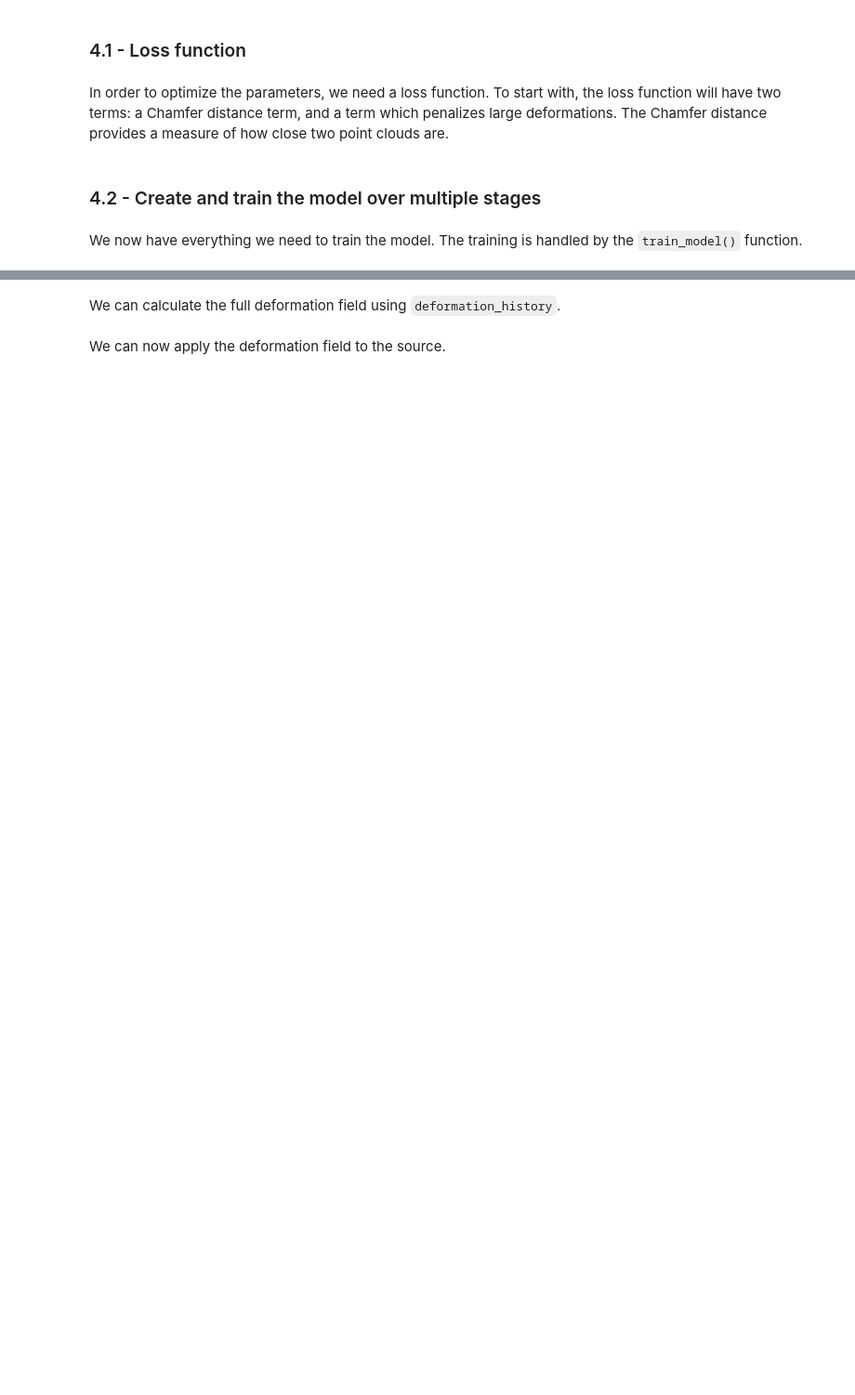
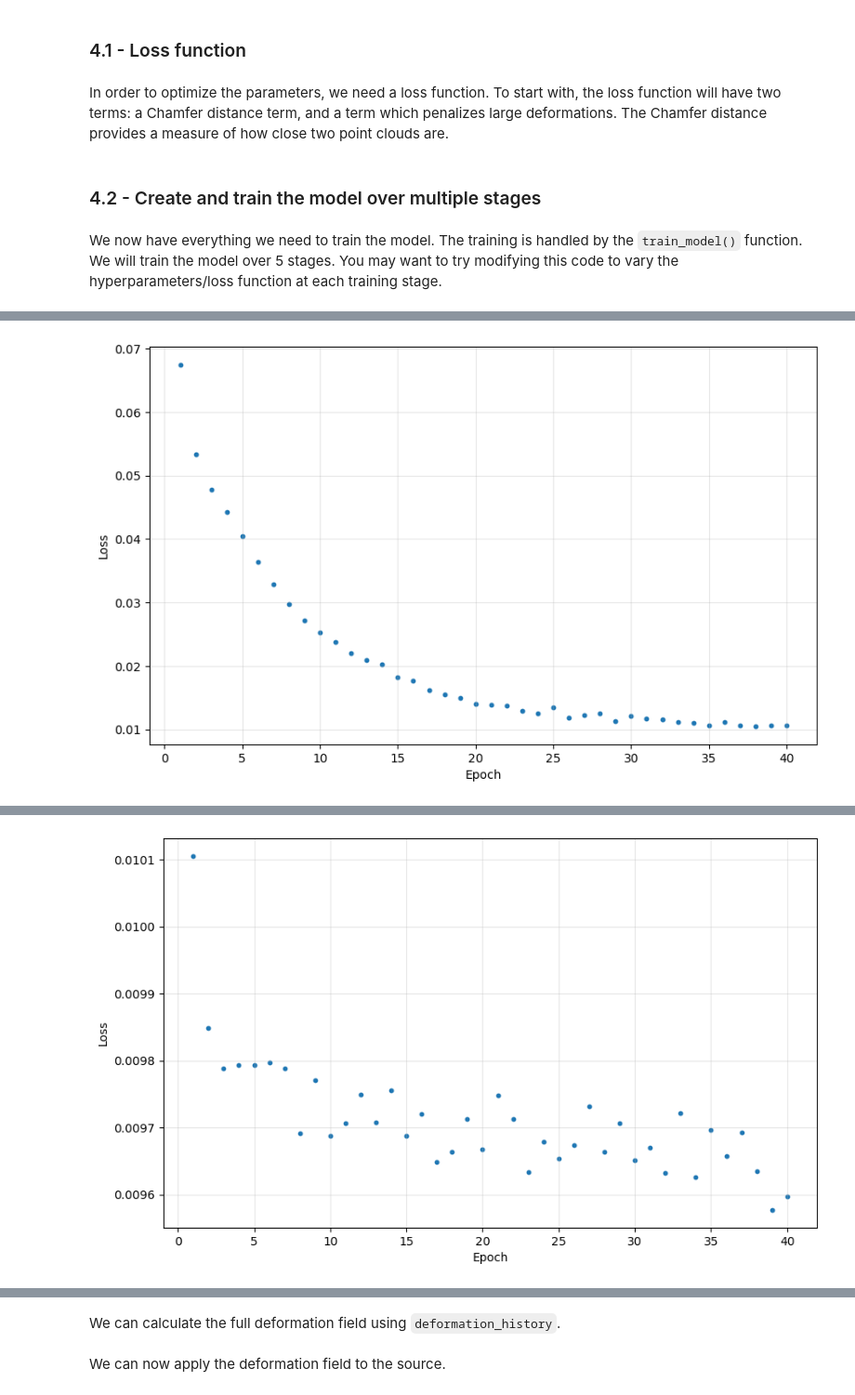
Before and after one commit to joeEndacott/numerical_geometry, a Jupyter notebook: notebooks/hemisphere_to_cow.ipynb, the cells around one changed output, grey strips where cells are left out. Shown at 93% size. Cells and saved outputs as stored; diff of their text form; code cells hidden in the pictures; blank space fills up the shorter version.

```diff
--- a/notebooks/hemisphere_to_cow.ipynb
+++ b/notebooks/hemisphere_to_cow.ipynb
@@ -31,4 +30,11 @@ Import a mesh of a cow's head from PyVista. A cow's head is a complicated geomet
 # %%
 cow_head_filename = pv.examples.download_cow_head(load=False)
-cow_head_mesh = pv.get_reader(cow_head_filename).read()
+cow_head_mesh = pv.get_reader(cow_head_filename).read().compute_normals()
 cow_head_mesh.plot(show_edges=True)
+
+cow_head_mesh = cow_head_mesh.rotate_x(angle=90)
+cow_head_mesh = cow_head_mesh.rotate_y(angle=-62)
+cow_head_mesh = cow_head_mesh.translate((-0.8, 0, -3.7))
+cow_head_mesh.points = cow_head_mesh.points / np.mean(
+    np.linalg.norm(cow_head_mesh.points, axis=1)
+)
@@ -161,0 +180,9 @@ ng.animate_deformation(
+# %%
+hemisphere_mesh = pv.Sphere(
+    radius=0.75, theta_resolution=200, phi_resolution=200, end_phi=90
+)
+deformation = model.get_deformation_field(hemisphere_mesh, device)
+
+ng.plot_deformation(
+    source_mesh=hemisphere_mesh, deformation=deformation, show_edges=False
+)
@@ -178,8 +209,8 @@ print(f"Using {device} device.")
 # %% [markdown]
 In order to optimize the parameters, we need a loss function. To start with, the loss function will have two terms: a Chamfer distance term, and a term which penalizes large deformations. The Chamfer distance provides a measure of how close two point clouds are.
 # %%
-lambda_chamfer = 1
-lambda_deformation = 1e-6
+lambda_deformation = 1e-3
+lambda_laplacian = 1e-3
 
 
 def loss_function(source, target, deformation):
@@ -189,18 +220,20 @@ def loss_function(source, target, deformation):
 
     Computes the loss.
     """
+    chamfer_distance = ng.chamfer_distance(source + deformation, target)
+    deformation_loss = ng.deformation_loss(deformation)
+    laplacian_loss = ng.laplacian_loss(source, deformation)
 
-    chamfer_distance = ng.get_chamfer_distance(source + deformation, target)
-    average_deformation = ng.get_average_deformation(deformation)
-
-    loss = (lambda_chamfer * chamfer_distance) + (
-        lambda_deformation * average_deformation
+    loss = (
+        chamfer_distance
+        + (lambda_deformation * deformation_loss)
+        + (lambda_laplacian * laplacian_loss)
     )
     return loss
 # %% [markdown]
 ### 4.2 - Create and train the model over multiple stages
 # %% [markdown]
-We now have everything we need to train the model. The training is handled by the `train_model()` function.
+We now have everything we need to train the model. The training is handled by the `train_model()` function. We will train the model over 5 stages. You may want to try modifying this code to vary the hyperparameters/loss function at each training stage.
 # %%
 source = torch.from_numpy(hemisphere_mesh.points).float().to(device)
 
@@ -208,14 +241,15 @@ stages = 5
 deformation_history = []
 
 for stage in range(stages):
+    print(f"\nStage {stage+1}:\n--------")
+
+    # Find the current source.
     if stage > 0:
         current_source = current_source + current_deformation
     else:
         current_source = source
 
-    print(f"\nStage {stage+1}:\n--------")
-
-    model = ng.core.NeuralNetwork(parameters=128, layers=4).to(device)
+    model = ng.NeuralNetwork(parameters=128, layers=4).to(device)
 
     model.train_model(
         source_mesh=current_source,
@@ -223,7 +257,7 @@ for stage in range(stages):
         device=device,
         loss_function=loss_function,
         optimizer_type="SGD",
-        epochs=100,
+        epochs=40,
         batch_size=512,
         target_batch_size=1000,
         learning_rate=1e-1,
@@ -231,3 +265,4 @@ for stage in range(stages):
 
     current_deformation = model(current_source).detach()
     deformation_history.append(current_deformation)
+# %% [output]
@@ -233,0 +275 @@ for stage in range(stages):
+[figure, added]
@@ -233,0 +282 @@ for stage in range(stages):
+[figure, added]
```
Also changed, not shown: parts of 40 cells of this notebook, 6 other files.
